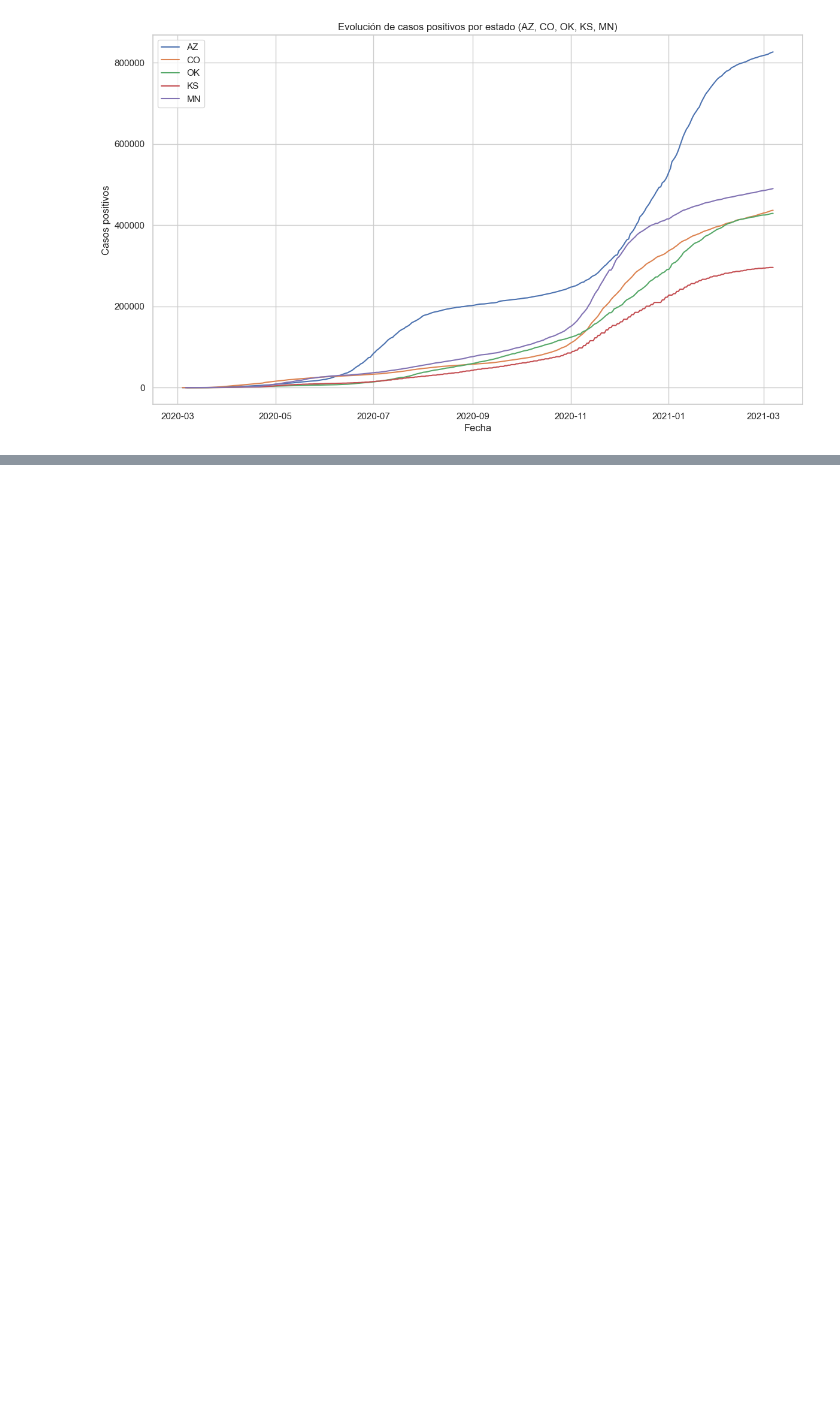
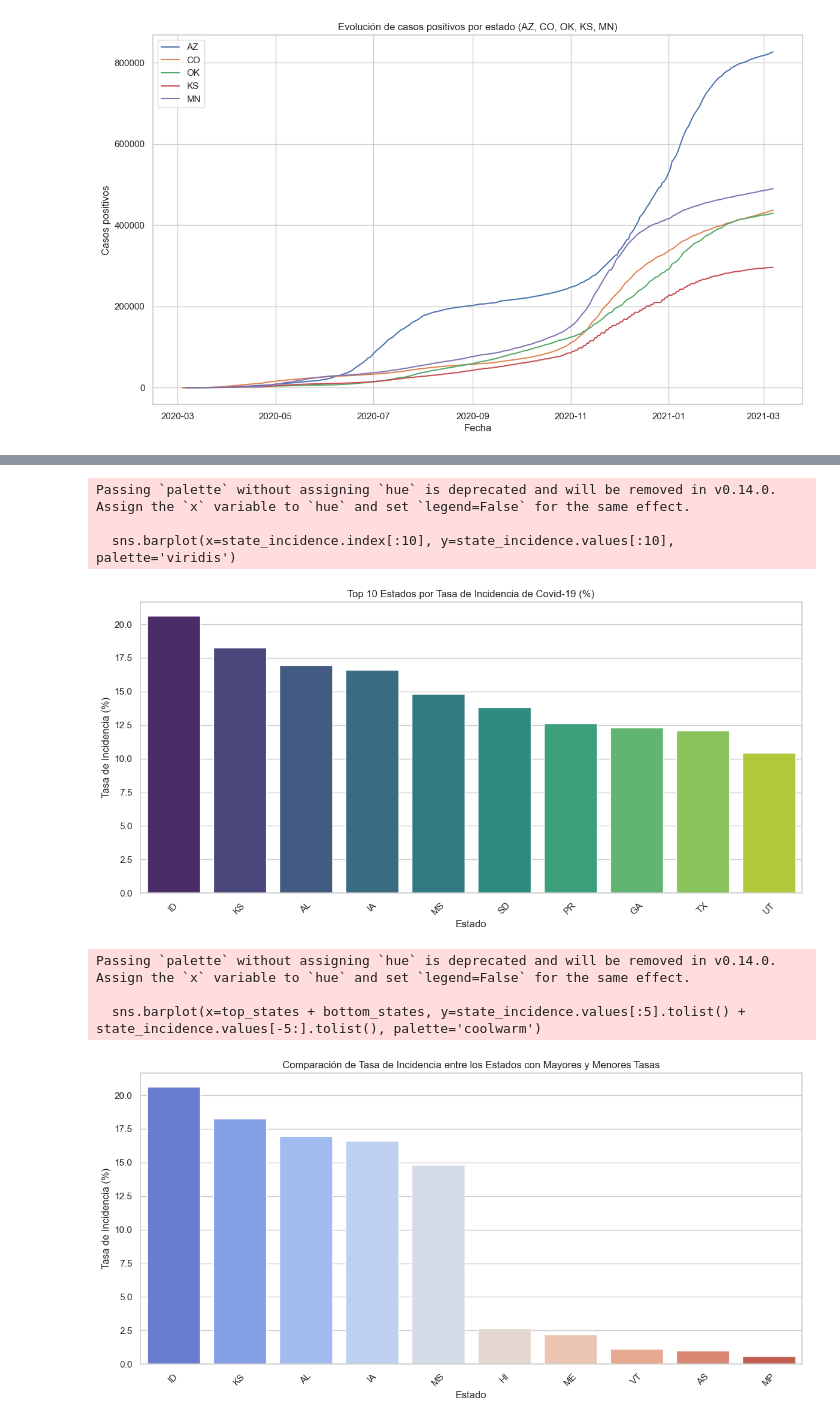
Before and after one commit to AI-School-F5-P3/ib_minidathaton, a Jupyter notebook: EDA_test.ipynb, the cells around one changed output, grey strips where cells are left out. Cells and saved outputs as stored; diff of their text form; code cells hidden in the pictures; blank space fills up the shorter version.

```diff
--- a/EDA_test.ipynb
+++ b/EDA_test.ipynb
@@ -250,0 +258,36 @@ show(p)
+# %%
+# Calcular la tasa de incidencia total por estado
+state_incidence = data.groupby('state')['positive'].sum() / data.groupby('state')['totalTestResults'].sum() * 100
+state_incidence = state_incidence.sort_values(ascending=False)
+
+# Visualizar la comparación
+plt.figure(figsize=(12, 6))
+sns.barplot(x=state_incidence.index[:10], y=state_incidence.values[:10], palette='viridis')
+plt.title('Top 10 Estados por Tasa de Incidencia de Covid-19 (%)')
+plt.xlabel('Estado')
+plt.ylabel('Tasa de Incidencia (%)')
+plt.xticks(rotation=45)
+plt.tight_layout()
+plt.show()
+
+# Comparar los 5 estados con mayores y menores tasas
+top_states = state_incidence.index[:5].tolist()
+bottom_states = state_incidence.index[-5:].tolist()
+
+plt.figure(figsize=(12, 6))
+sns.barplot(x=top_states + bottom_states, y=state_incidence.values[:5].tolist() + state_incidence.values[-5:].tolist(), palette='coolwarm')
+plt.title('Comparación de Tasa de Incidencia entre los Estados con Mayores y Menores Tasas')
+plt.xlabel('Estado')
+plt.ylabel('Tasa de Incidencia (%)')
+plt.xticks(rotation=45)
+plt.tight_layout()
+plt.show()
+# %% [output]
+Passing `palette` without assigning `hue` is deprecated and will be removed in v0.14.0. Assign the `x` variable to `hue` and set `legend=False` for the same effect.
+
+  sns.barplot(x=state_incidence.index[:10], y=state_incidence.values[:10], palette='viridis')
+[figure, added]
+Passing `palette` without assigning `hue` is deprecated and will be removed in v0.14.0. Assign the `x` variable to `hue` and set `legend=False` for the same effect.
+
+  sns.barplot(x=top_states + bottom_states, y=state_incidence.values[:5].tolist() + state_incidence.values[-5:].tolist(), palette='coolwarm')
+[figure, added]
```
Also changed, not shown: parts of 10 cells of this notebook.
